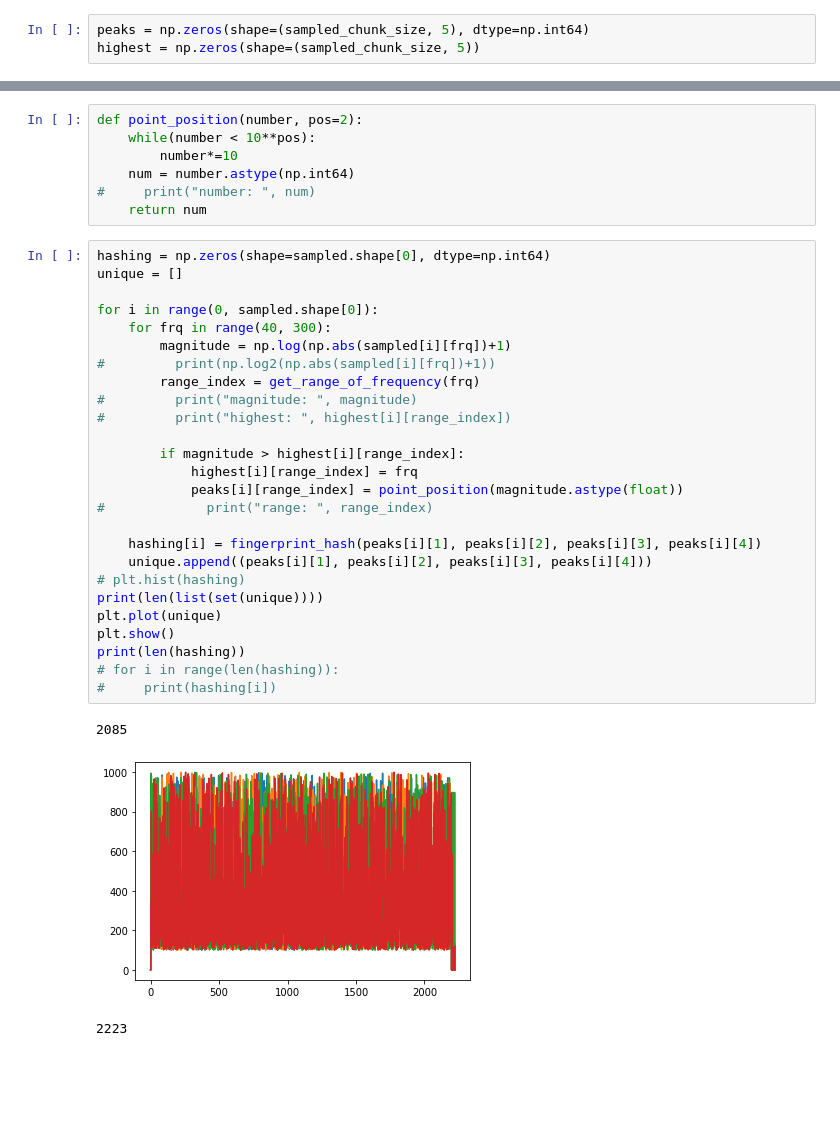
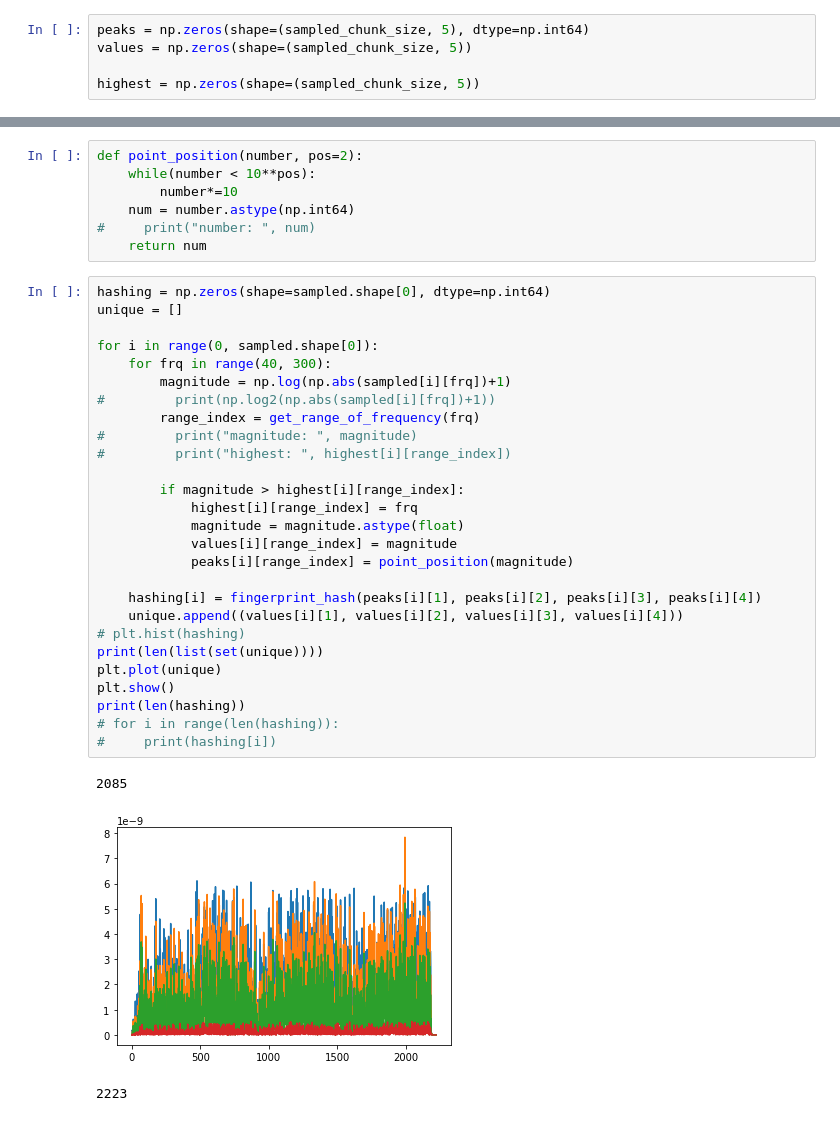
Before and after one commit to Owliie/Smart-Radio, a Jupyter notebook: experiments/song_recognition.ipynb, the cells around one changed output, grey strips where cells are left out. Drawn from its saved outputs; the diff is of its cells as text; blank space fills up the shorter version.

Commit message:
Added more clear visualization of magnitude on diagram

```diff
--- a/experiments/song_recognition.ipynb
+++ b/experiments/song_recognition.ipynb
@@ -100,6 +100,8 @@ get_range_of_frequency(100)
 2
 # %%
 peaks = np.zeros(shape=(sampled_chunk_size, 5), dtype=np.int64)
+values = np.zeros(shape=(sampled_chunk_size, 5))
+
 highest = np.zeros(shape=(sampled_chunk_size, 5))
 # %%
 def fingerprint_hash(v1, v2, v3, v4):
@@ -117,30 +119,31 @@ def point_position(number, pos=2):
 # %%
 hashing = np.zeros(shape=sampled.shape[0], dtype=np.int64)
 unique = []
 
 for i in range(0, sampled.shape[0]):
     for frq in range(40, 300):
         magnitude = np.log(np.abs(sampled[i][frq])+1)
 #         print(np.log2(np.abs(sampled[i][frq])+1))
         range_index = get_range_of_frequency(frq)
 #         print("magnitude: ", magnitude)
 #         print("highest: ", highest[i][range_index])
 
         if magnitude > highest[i][range_index]:
             highest[i][range_index] = frq
-            peaks[i][range_index] = point_position(magnitude.astype(float))
-#             print("range: ", range_index)
+            magnitude = magnitude.astype(float)
+            values[i][range_index] = magnitude
+            peaks[i][range_index] = point_position(magnitude)
 
     hashing[i] = fingerprint_hash(peaks[i][1], peaks[i][2], peaks[i][3], peaks[i][4])
-    unique.append((peaks[i][1], peaks[i][2], peaks[i][3], peaks[i][4]))
+    unique.append((values[i][1], values[i][2], values[i][3], values[i][4]))
 # plt.hist(hashing)
 print(len(list(set(unique))))
 plt.plot(unique)
 plt.show()
 print(len(hashing))
 # for i in range(len(hashing)):
 #     print(hashing[i])
 # %% [output]
 2085
-[figure, old version]
+[figure, new version]
 2223
```
